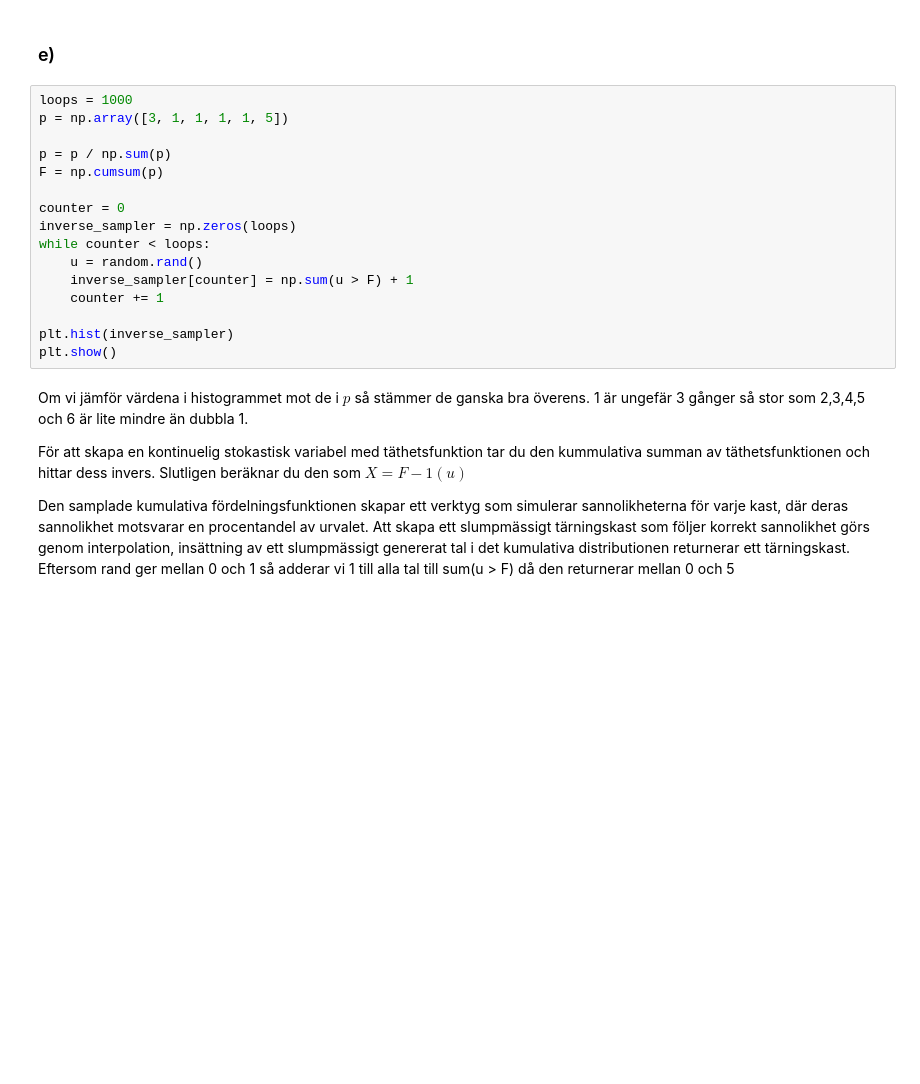
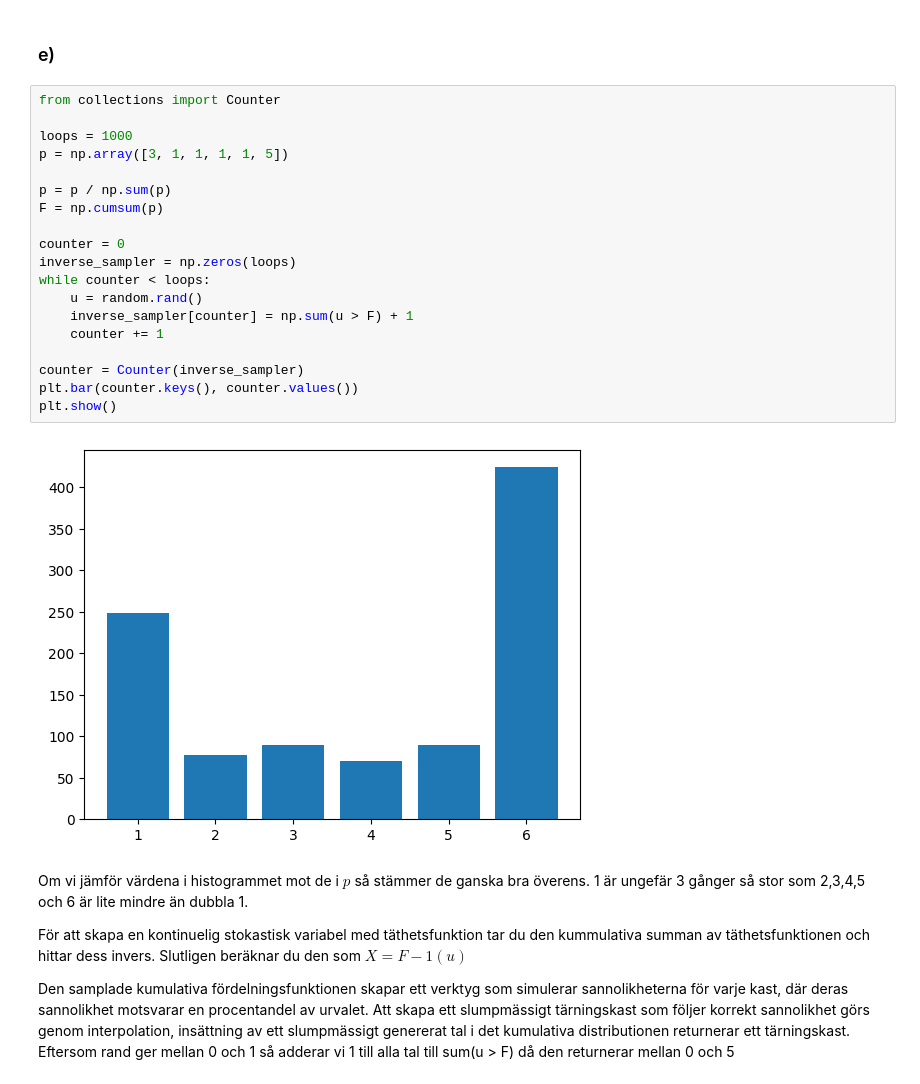
Before and after one commit to Oozna/Numerical-Analysis, a Jupyter notebook: projekt/labbrapport/rapport2.ipynb, the cells around one changed output. Drawn from its saved outputs; the diff is of its cells as text; blank space fills up the shorter version.

Commit message:
Bar plot on 2e

```diff
--- a/projekt/labbrapport/rapport2.ipynb
+++ b/projekt/labbrapport/rapport2.ipynb
@@ -85,21 +114,26 @@ $f$ s magnitud är oberoende på antalet upprepningar och därför måste vi mul
 # %% [markdown]
 ### e)
 # %%
+from collections import Counter
+
 loops = 1000
 p = np.array([3, 1, 1, 1, 1, 5])
 
 p = p / np.sum(p)
 F = np.cumsum(p)
 
 counter = 0
 inverse_sampler = np.zeros(loops)
 while counter < loops:
     u = random.rand()
     inverse_sampler[counter] = np.sum(u > F) + 1
     counter += 1
 
-plt.hist(inverse_sampler)
+counter = Counter(inverse_sampler)
+plt.bar(counter.keys(), counter.values())
 plt.show()
+# %% [output]
+[figure, added]
 # %% [markdown]
 Om vi jämför värdena i histogrammet mot de i $p$ så stämmer de ganska bra överens. 1 är ungefär 3 gånger så stor som 2,3,4,5 och 6 är lite mindre än dubbla 1.
 
```
Also changed, not shown: parts of 8 cells of this notebook.
